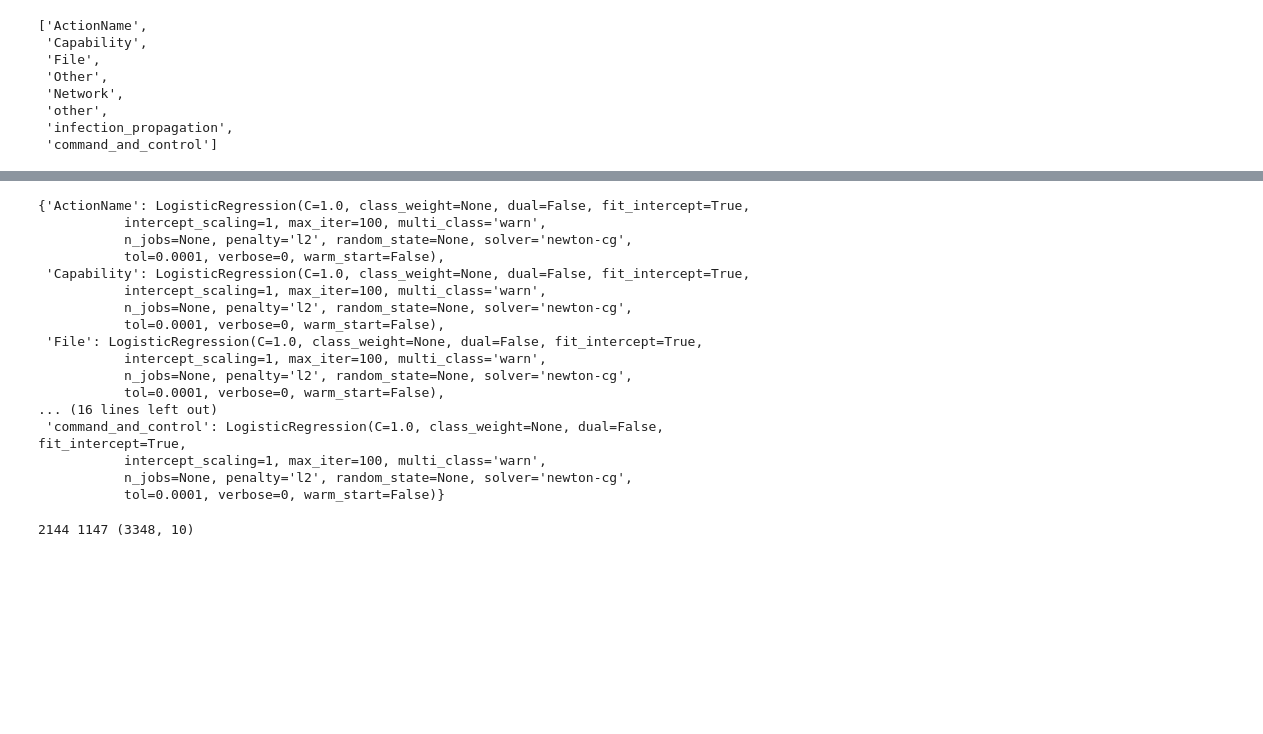
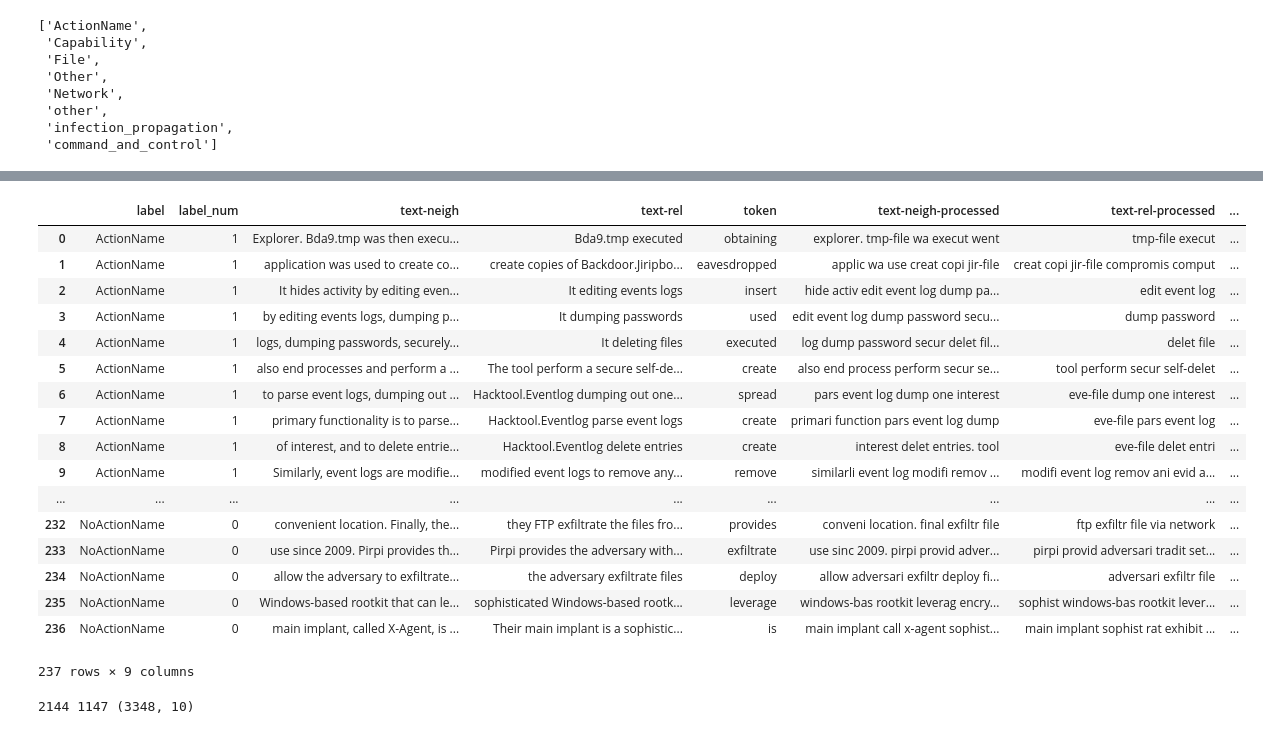
Before and after one commit to jells123/Secure-NLP, a Jupyter notebook: 4-Word-embeddings.ipynb, the cells around one changed output, grey strips where cells are left out. Drawn from its saved outputs; the diff is of its cells as text; code cells hidden in the pictures; blank space fills up the shorter version.

```diff
--- a/4-Word-embeddings.ipynb
+++ b/4-Word-embeddings.ipynb
@@ -15,8 +15,9 @@ def load_embeddings(path):
             mapping[splitted[0]] = np.array(splitted[1:], dtype=float) # stwórz słownik słowo -> wektor
     return mapping
 
-glove_mapping = load_embeddings('glove/glove.6B.300d.txt')
-my_mapping = load_embeddings('Embedding-Models/size300-window10.txt')
+vec_size = 300
+glove_mapping = load_embeddings('glove/glove.6B.{}d.txt'.format(vec_size))
+my_mapping = load_embeddings('Embedding-Models/size{}-window10.txt'.format(vec_size))
 # %%
 glove_keys = np.array(list(glove_mapping.keys()))
 glove_vals = np.array(list(glove_mapping.values()))
@@ -60,6 +61,6 @@ for idx, key in enumerate(my_keys):
         new_mapping_keys[glove_vals.shape[0] + counter] = key
         counter += 1
 
-super_mapping = dict(zip(new_mapping_keys, new_mapping))
+super_mapping = dict(zip(new_mapping_keys, new_mapping_values))
 print(new_mapping_keys.shape, new_mapping_values.shape)
 # %% [output]
@@ -290,23 +285,24 @@ TN: 135, FP: 38, FN: 3, TP: 14
-# %%
-models
-# %% [output]
-{'ActionName': LogisticRegression(C=1.0, class_weight=None, dual=False, fit_intercept=True,
-           intercept_scaling=1, max_iter=100, multi_class='warn',
-           n_jobs=None, penalty='l2', random_state=None, solver='newton-cg',
-           tol=0.0001, verbose=0, warm_start=False),
- 'Capability': LogisticRegression(C=1.0, class_weight=None, dual=False, fit_intercept=True,
-           intercept_scaling=1, max_iter=100, multi_class='warn',
-           n_jobs=None, penalty='l2', random_state=None, solver='newton-cg',
-           tol=0.0001, verbose=0, warm_start=False),
- 'File': LogisticRegression(C=1.0, class_weight=None, dual=False, fit_intercept=True,
-           intercept_scaling=1, max_iter=100, multi_class='warn',
-           n_jobs=None, penalty='l2', random_state=None, solver='newton-cg',
-           tol=0.0001, verbose=0, warm_start=False),
-... (16 lines left out)
- 'command_and_control': LogisticRegression(C=1.0, class_weight=None, dual=False, fit_intercept=True,
-           intercept_scaling=1, max_iter=100, multi_class='warn',
-           n_jobs=None, penalty='l2', random_state=None, solver='newton-cg',
-           tol=0.0001, verbose=0, warm_start=False)}
+# %%
+dataframes['ActionName']['Test']
+# %% [output]
+|  | label | label_num | text-neigh | text-rel | token | text-neigh-processed | text-rel-processed | ... |
+| 0 | ActionName | 1 | Explorer. Bda9.tmp was then execu... | Bda9.tmp executed | obtaining | explorer. tmp-file wa execut went | tmp-file execut | ... |
+| 1 | ActionName | 1 | application was used to create co... | create copies of Backdoor.Jiripbo... | eavesdropped | applic wa use creat copi jir-file | creat copi jir-file compromis comput | ... |
+| 2 | ActionName | 1 | It hides activity by editing even... | It editing events logs | insert | hide activ edit event log dump pa... | edit event log | ... |
+| 3 | ActionName | 1 | by editing events logs, dumping p... | It dumping passwords | used | edit event log dump password secu... | dump password | ... |
+| 4 | ActionName | 1 | logs, dumping passwords, securely... | It deleting files | executed | log dump password secur delet fil... | delet file | ... |
+| 5 | ActionName | 1 | also end processes and perform a ... | The tool perform a secure self-de... | create | also end process perform secur se... | tool perform secur self-delet | ... |
+| 6 | ActionName | 1 | to parse event logs, dumping out ... | Hacktool.Eventlog dumping out one... | spread | pars event log dump one interest | eve-file dump one interest | ... |
+| 7 | ActionName | 1 | primary functionality is to parse... | Hacktool.Eventlog parse event logs | create | primari function pars event log dump | eve-file pars event log | ... |
+| 8 | ActionName | 1 | of interest, and to delete entrie... | Hacktool.Eventlog delete entries | create | interest delet entries. tool | eve-file delet entri | ... |
+| 9 | ActionName | 1 | Similarly, event logs are modifie... | modified event logs to remove any... | remove | similarli event log modifi remov ... | modifi event log remov ani evid a... | ... |
+| ... | ... | ... | ... | ... | ... | ... | ... | ... |
+| 232 | NoActionName | 0 | convenient location. Finally, the... | they FTP exfiltrate the files fro... | provides | conveni location. final exfiltr file | ftp exfiltr file via network | ... |
+| 233 | NoActionName | 0 | use since 2009. Pirpi provides th... | Pirpi provides the adversary with... | exfiltrate | use sinc 2009. pirpi provid adver... | pirpi provid adversari tradit set... | ... |
+| 234 | NoActionName | 0 | allow the adversary to exfiltrate... | the adversary exfiltrate files | deploy | allow adversari exfiltr deploy fi... | adversari exfiltr file | ... |
+| 235 | NoActionName | 0 | Windows-based rootkit that can le... | sophisticated Windows-based rootk... | leverage | windows-bas rootkit leverag encry... | sophist windows-bas rootkit lever... | ... |
+| 236 | NoActionName | 0 | main implant, called X-Agent, is ... | Their main implant is a sophistic... | is | main implant call x-agent sophist... | main implant sophist rat exhibit ... | ... |
+237 rows × 9 columns
 # %%
 test_transformed = documents_to_ave_embeddings(dataframes['ActionName']['Test']['text-rel'], mapping)
 
```
Also changed, not shown: parts of 5 cells of this notebook, 7 other files.
